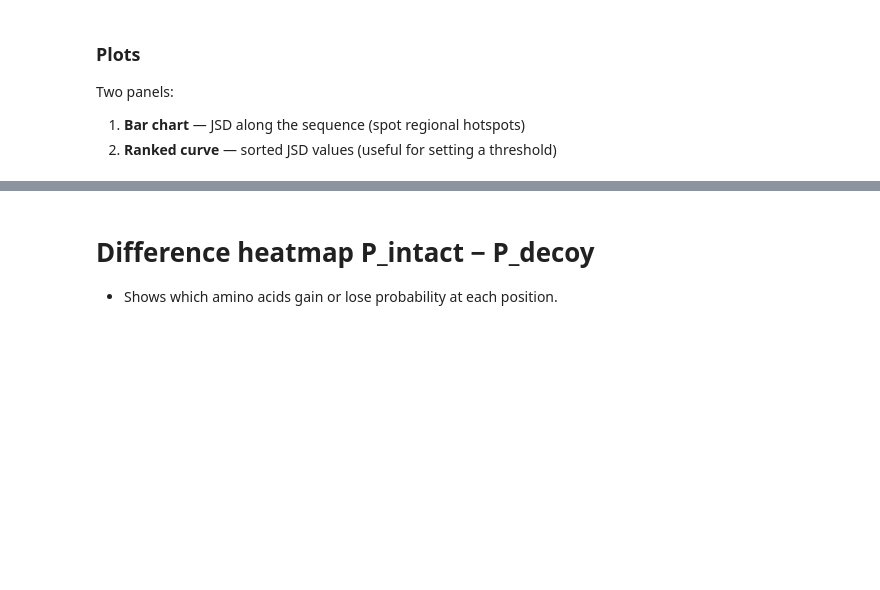
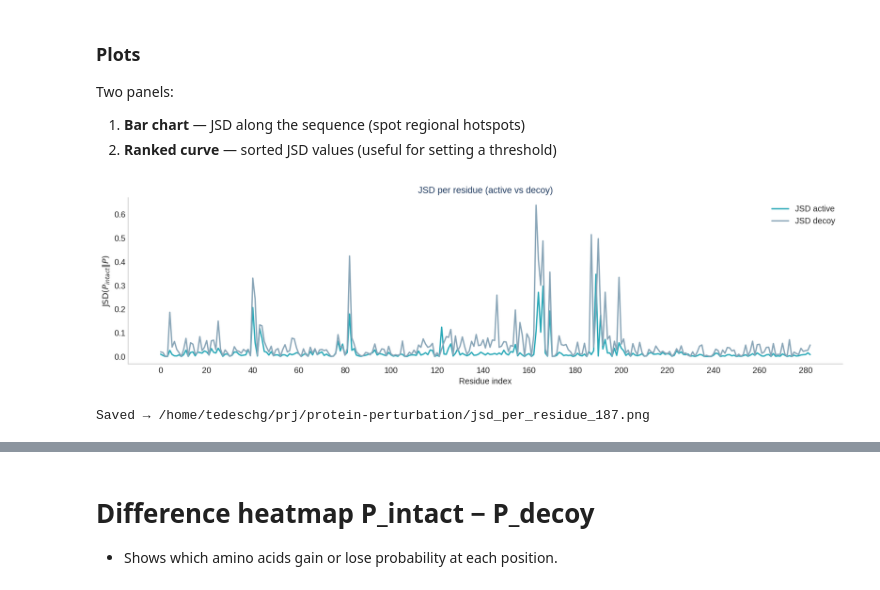
Before and after one commit to tedeschg/ProteinPerturbation, a Jupyter notebook: analysis.ipynb, the cells around one changed output, grey strips where cells are left out. Cells and saved outputs as stored; diff of their text form; code cells hidden in the pictures; blank space fills up the shorter version.

```diff
--- a/analysis.ipynb
+++ b/analysis.ipynb
@@ -3,10 +3,12 @@ import torch
 import pandas as pd
 import numpy as np
 
-data_imatinib = torch.load("/home/tedeschg/prj/protein-perturbation/experiments/output_abl1_reference/2hzi_clean_11.pt", map_location="cpu")
-data_decoy = torch.load("/home/tedeschg/prj/protein-perturbation/experiments/output_abl1_scoring/actives_00_CHEMBL40557_best_CNNaffinity_1.pt", map_location="cpu")
-print(type(data_imatinib))
-print(data_imatinib.keys() if hasattr(data_imatinib, "keys") else data_imatinib)
+data_reference = torch.load("/home/tedeschg/prj/protein-perturbation/experiments/dude-z_experiments/FA7/reference/output_reference_score/fa7_crystal_1.pt", map_location="cpu")
+data_active = torch.load("/home/tedeschg/prj/protein-perturbation/experiments/dude-z_experiments/FA7/eval/output_eval_score/dudez-active-0pt5LP-21_pose_1_1.pt", map_location="cpu")
+data_decoy = torch.load("/home/tedeschg/prj/protein-perturbation/experiments/dude-z_experiments/FA7/eval/output_eval_score/dudez-decoy-0pt5LP-347_pose_1_1.pt", map_location="cpu")
+
+print(type(data_reference))
+print(data_reference.keys() if hasattr(data_reference, "keys") else data_reference)
 # %% [output]
 <class 'dict'>
 dict_keys(['logits', 'probs', 'log_probs', 'decoding_order', 'native_sequence', 'mask', 'chain_mask', 'seed', 'alphabet', 'residue_names', 'sequence', 'mean_of_probs', 'std_of_probs'])
@@ -191,9 +393,10 @@ def jsd_per_residue(
     )
     return pd.Series(jsd_values, index=df_p.index, name="JSD")
 # %%
-jsd = jsd_per_residue(df_i, df_d)
+jsd_d = jsd_per_residue(df_i, df_d)
+jsd_a = jsd_per_residue(df_i, df_a)
 
-print(jsd.describe().round(5))
+print(jsd_d.describe().round(5))
 print()
 print("Top 10 residues with highest JSD:")
-print(jsd.nlargest(10).round(5))
+print(jsd_d.nlargest(10).round(5))
@@ -211,35 +434,46 @@ Two panels:
 1. **Bar chart** — JSD along the sequence (spot regional hotspots)
 2. **Ranked curve** — sorted JSD values (useful for setting a threshold)
 # %%
-OUT_PNG = "/home/tedeschg/prj/protein-perturbation/jsd_per_residue.png"
+import numpy as np
+import matplotlib.pyplot as plt
+import matplotlib.ticker as ticker
 
-fig, (ax1, ax2) = plt.subplots(
-    2, 1, figsize=(14, 7),
-    gridspec_kw={"height_ratios": [2, 1]},
-)
+OUT_PNG = "/home/tedeschg/prj/protein-perturbation/jsd_per_residue_187.png"
 
-# ── Panel 1: along sequence ──────────────────────────────────────────────────
-ax1.bar(range(len(jsd)), jsd.values, color="steelblue", alpha=0.85, width=1.0)
-ax1.axhline(
-    jsd.mean(), color="crimson", linestyle="--", linewidth=1.3,
-    label=f"Mean = {jsd.mean():.4f}",
-)
-ax1.set_xlabel("Residue index")
-ax1.set_ylabel(r"$\mathrm{JSD}(P_{intact} \| P_{decoy})$")
-ax1.set_title(f"JSD per residue  —  intact vs decoy  (replica {replica})")
-ax1.legend()
-ax1.xaxis.set_major_locator(ticker.MaxNLocator(integer=True, nbins=20))
+# palette coerente con i plot precedenti
+ref_color = "#1F3A5F"     # navy (reference implicit)
+active_color = "#2AA9B8"  # teal
+decoy_color = "#8AA6B8"   # steel blue
 
-# ── Panel 2: sorted ──────────────────────────────────────────────────────────
-jsd_sorted = jsd.sort_values(ascending=False).reset_index(drop=True)
-ax2.plot(jsd_sorted.values, color="darkorange", linewidth=1.5)
-ax2.fill_between(range(len(jsd_sorted)), jsd_sorted.values, alpha=0.15, color="darkorange")
-ax2.set_xlabel("Residue rank (highest JSD first)")
-ax2.set_ylabel(r"$\mathrm{JSD}$")
-ax2.set_title("Sorted JSD")
+plt.rcParams.update({
+    "axes.grid": False,
+    "axes.spines.top": False,
+    "axes.spines.right": False,
+})
+
+fig, ax = plt.subplots(figsize=(14, 4))
+
+x = np.arange(len(jsd_d))
+
+# ── Lines ────────────────────────────────────────────────────────────────
+ax.plot(x, jsd_a.values, color=active_color, linewidth=1.8, label="JSD active")
+ax.plot(x, jsd_d.values, color=decoy_color, linewidth=1.8, label="JSD decoy")
+
+# ── Styling ──────────────────────────────────────────────────────────────
+ax.set_title("JSD per residue (active vs decoy)", fontsize=12, color=ref_color)
+ax.set_xlabel("Residue index")
+ax.set_ylabel(r"$\mathrm{JSD}(P_{intact} \| P)$")
+
+ax.legend(frameon=False)
+
+ax.xaxis.set_major_locator(ticker.MaxNLocator(integer=True, nbins=20))
 
 plt.tight_layout()
-plt.savefig(OUT_PNG, dpi=150, bbox_inches="tight")
+plt.savefig(OUT_PNG, dpi=300, bbox_inches="tight")
 plt.show()
+
 print(f"Saved → {OUT_PNG}")
+# %% [output]
+[figure, added]
+Saved → /home/tedeschg/prj/protein-perturbation/jsd_per_residue_187.png
 # %% [markdown]
```
Also changed, not shown: parts of 16 cells of this notebook, 8 other files.
